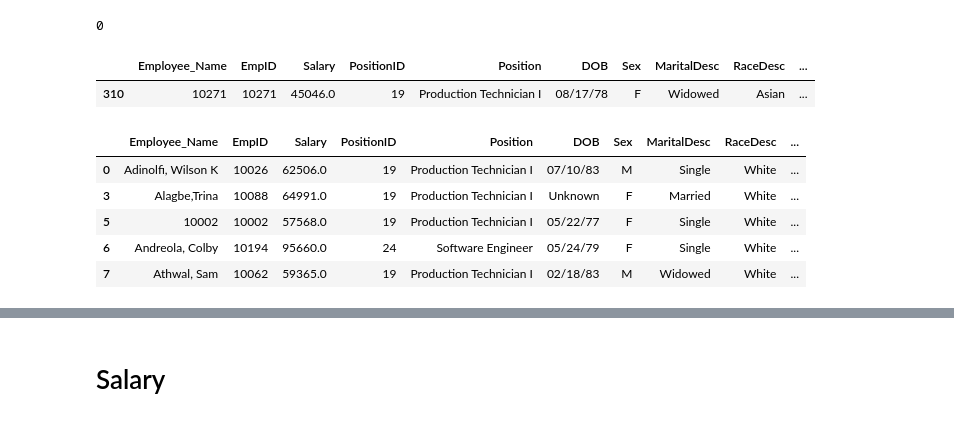
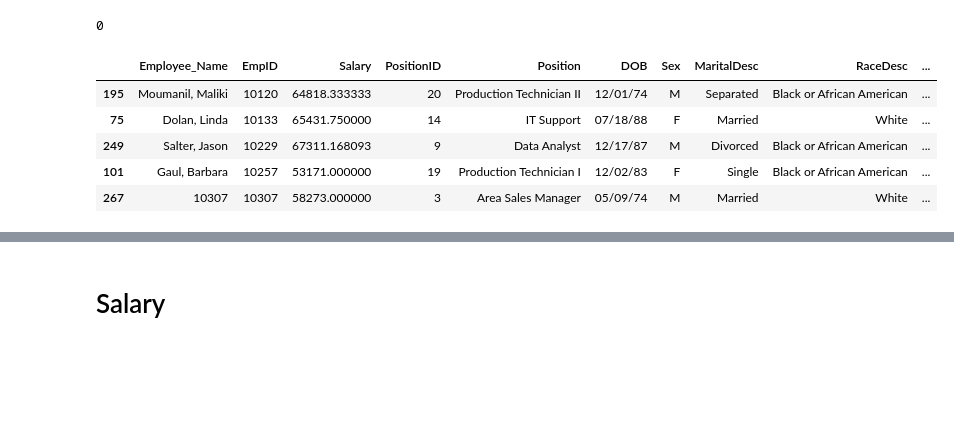
Before and after one commit to Tuwaiq-Data-Science-Bootcamp-V4/Missing-Data-Lab, a Jupyter notebook: Missing_Data_Assignment.ipynb, the cells around one changed output, grey strips where cells are left out. Drawn from its saved outputs; the diff is of its cells as text; code cells hidden in the pictures; blank space fills up the shorter version.

Commit message:
Missing_Data

```diff
--- a/Missing_Data_Assignment.ipynb
+++ b/Missing_Data_Assignment.ipynb
@@ -499,16 +497,11 @@ df3.DateofTermination.isna().sum()
 # %%
-df3.sample()
+df3.sample(5)
 # %% [output]
 |  | Employee_Name | EmpID | Salary | PositionID | Position | DOB | Sex | MaritalDesc | RaceDesc | ... |
-| 310 | 10271 | 10271 | 45046.0 | 19 | Production Technician I | 08/17/78 | F | Widowed | Asian | ... |
+| 195 | Moumanil, Maliki | 10120 | 64818.333333 | 20 | Production Technician II | 12/01/74 | M | Separated | Black or African American | ... |
+| 75 | Dolan, Linda | 10133 | 65431.750000 | 14 | IT Support | 07/18/88 | F | Married | White | ... |
+| 249 | Salter, Jason | 10229 | 67311.168093 | 9 | Data Analyst | 12/17/87 | M | Divorced | Black or African American | ... |
+| 101 | Gaul, Barbara | 10257 | 53171.000000 | 19 | Production Technician I | 12/02/83 | F | Single | Black or African American | ... |
+| 267 | 10307 | 10307 | 58273.000000 | 3 | Area Sales Manager | 05/09/74 | M | Married | White | ... |
 # %%
 #df3.DateofTermination == "2010|2011"
-# %%
-df3[df3.DateofTermination == "2010|2011"].head()
-# %% [output]
-|  | Employee_Name | EmpID | Salary | PositionID | Position | DOB | Sex | MaritalDesc | RaceDesc | ... |
-| 0 | Adinolfi, Wilson K | 10026 | 62506.0 | 19 | Production Technician I | 07/10/83 | M | Single | White | ... |
-| 3 | Alagbe,Trina | 10088 | 64991.0 | 19 | Production Technician I | Unknown | F | Married | White | ... |
-| 5 | 10002 | 10002 | 57568.0 | 19 | Production Technician I | 05/22/77 | F | Single | White | ... |
-| 6 | Andreola, Colby | 10194 | 95660.0 | 24 | Software Engineer | 05/24/79 | F | Single | White | ... |
-| 7 | Athwal, Sam | 10062 | 59365.0 | 19 | Production Technician I | 02/18/83 | M | Widowed | White | ... |
```
Also changed, not shown: parts of 8 cells of this notebook.
